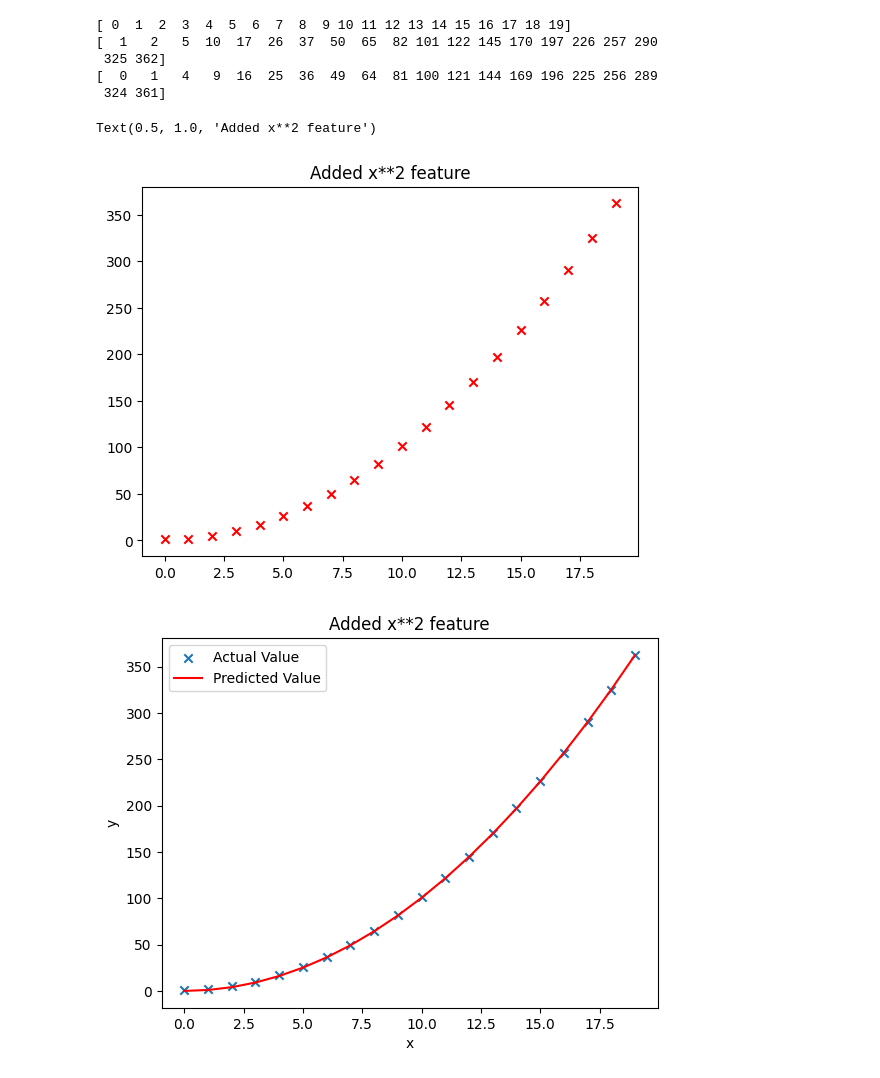
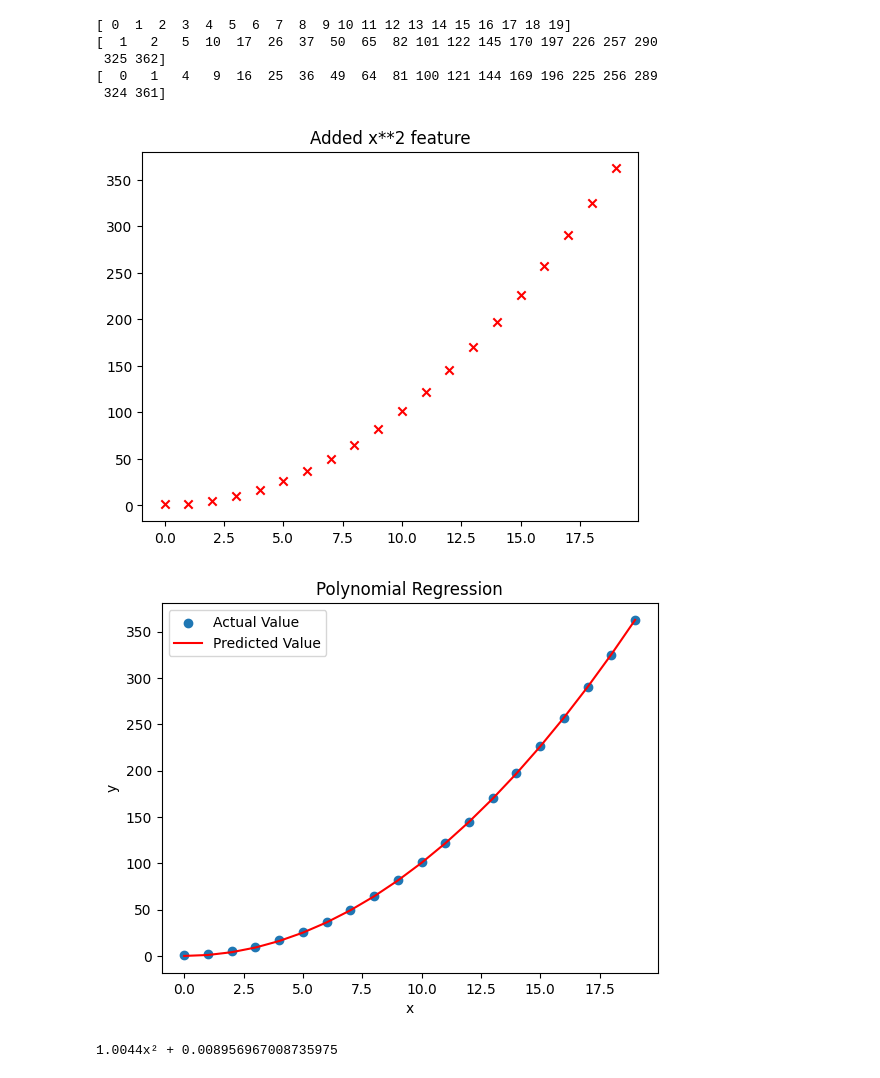
Before and after one commit to abdulhakkeempa/machine-learning, a Jupyter notebook: Polynomial_Regression.ipynb, the cells around one changed output. Cells and saved outputs as stored; diff of their text form; code cells hidden in the pictures.

```diff
--- a/Polynomial_Regression.ipynb
+++ b/Polynomial_Regression.ipynb
@@ -124,22 +127,19 @@ print(X)
 # %%
 model = LinearRegression()
 # %%
-plt.scatter(x1, y1, marker='x', c='r', label="Actual Value"); plt.title("Added x**2 feature")
+plt.scatter(x1, y1, marker='x', c='r', label="Actual Value");
+plt.title("Added x**2 feature")
+plt.show()
 # %% [output]
-Text(0.5, 1.0, 'Added x**2 feature')
 [figure]
 # %%
 X = X.reshape(-1,1)
-# %%
-X = np.append(np.ones((len(X),1)),X[:,0].reshape(len(X),1),axis=1)
 # %%
-param,hist = model.fit(X,y,1e-5,10000)
+param_w,param_b,hist = model.fit(X,y1,1e-5,1000)
-# %%
-plt.scatter(x1, y1, marker='x', label="Actual Value"); plt.title("Added x**2 feature")
-plt.plot(x1, np.dot(X,param), label="Predicted Value",c="r");
-plt.xlabel("x");
-plt.ylabel("y");
-plt.legend();
-plt.show()
-# %% [output]
-[figure, removed]
+# %%
+plt.title("Polynomial Regression")
+model.visualise(x1,y1,X)
+print(str(round(model.line[0][0][0],4)) + "x² + " + str(model.line[1]))
+# %% [output]
+[figure, added]
+1.0044x² + 0.008956967008735975
```
Also changed, not shown: parts of 13 cells of this notebook.
